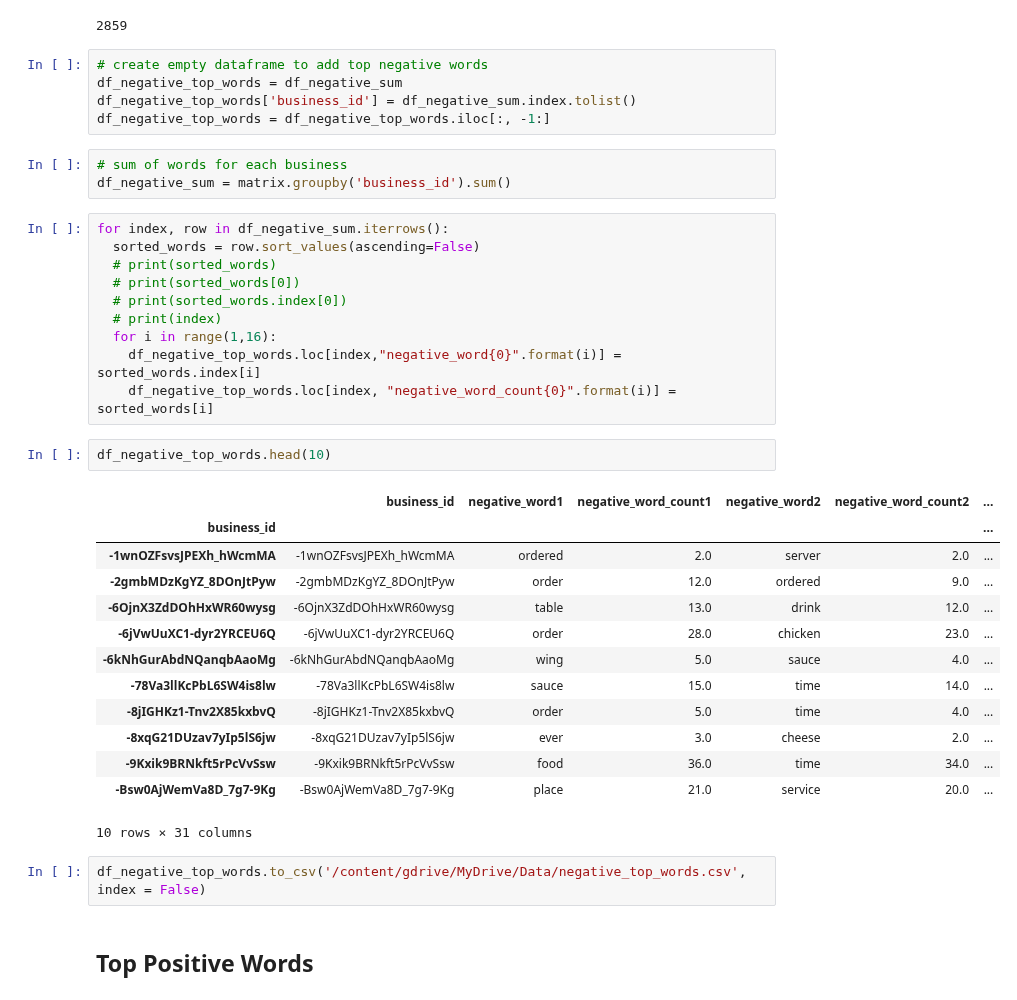
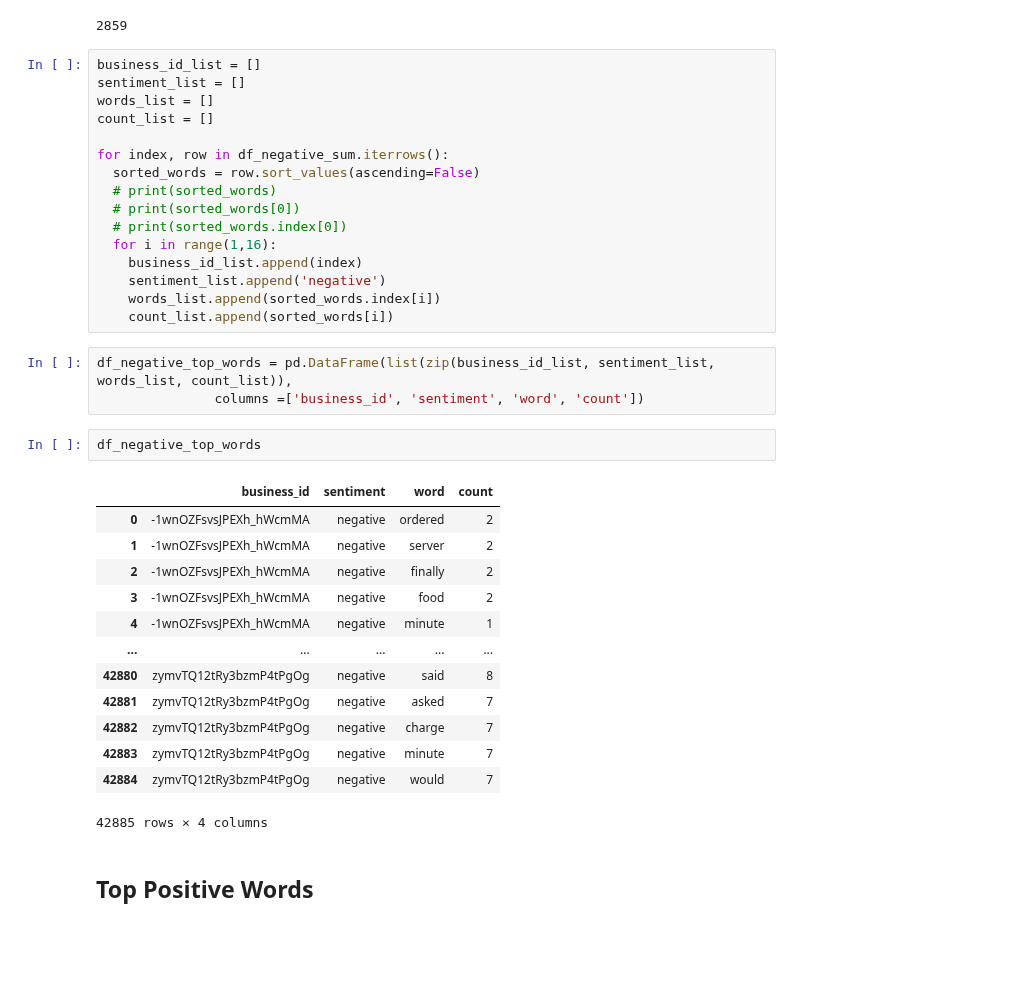
Before and after one commit to EAName/yelp-reviews, a Jupyter notebook: Yelp_Top_Words_for_Each_Business_RA.ipynb, the cells around one changed output. Saved outputs shown, nothing was run; the diff lists cells and outputs as text; blank space fills up the shorter version.

```diff
--- a/Yelp_Top_Words_for_Each_Business_RA.ipynb
+++ b/Yelp_Top_Words_for_Each_Business_RA.ipynb
@@ -184,42 +182,41 @@ df_negative_sum = matrix.groupby('business_id').sum()
 len(df_negative_sum)
 # %% [output]
 2859
-# %%
-# create empty dataframe to add top negative words
-df_negative_top_words = df_negative_sum
-df_negative_top_words['business_id'] = df_negative_sum.index.tolist()
-df_negative_top_words = df_negative_top_words.iloc[:, -1:]
-# %%
-# sum of words for each business
-df_negative_sum = matrix.groupby('business_id').sum()
 # %%
+business_id_list = []
+sentiment_list = []
+words_list = []
+count_list = []
+
 for index, row in df_negative_sum.iterrows():
   sorted_words = row.sort_values(ascending=False)
   # print(sorted_words)
   # print(sorted_words[0])
   # print(sorted_words.index[0])
-  # print(index)
   for i in range(1,16):
-    df_negative_top_words.loc[index,"negative_word{0}".format(i)] = sorted_words.index[i]
-    df_negative_top_words.loc[index, "negative_word_count{0}".format(i)] = sorted_words[i]
+    business_id_list.append(index)
+    sentiment_list.append('negative')
+    words_list.append(sorted_words.index[i])
+    count_list.append(sorted_words[i])
+# %%
+df_negative_top_words = pd.DataFrame(list(zip(business_id_list, sentiment_list, words_list, count_list)),
+               columns =['business_id', 'sentiment', 'word', 'count'])
 # %%
-df_negative_top_words.head(10)
+df_negative_top_words
 # %% [output]
-|  | business_id | negative_word1 | negative_word_count1 | negative_word2 | negative_word_count2 | ... |
-| business_id |  |  |  |  |  | ... |
-| -1wnOZFsvsJPEXh_hWcmMA | -1wnOZFsvsJPEXh_hWcmMA | ordered | 2.0 | server | 2.0 | ... |
-| -2gmbMDzKgYZ_8DOnJtPyw | -2gmbMDzKgYZ_8DOnJtPyw | order | 12.0 | ordered | 9.0 | ... |
-| -6OjnX3ZdDOhHxWR60wysg | -6OjnX3ZdDOhHxWR60wysg | table | 13.0 | drink | 12.0 | ... |
-| -6jVwUuXC1-dyr2YRCEU6Q | -6jVwUuXC1-dyr2YRCEU6Q | order | 28.0 | chicken | 23.0 | ... |
-| -6kNhGurAbdNQanqbAaoMg | -6kNhGurAbdNQanqbAaoMg | wing | 5.0 | sauce | 4.0 | ... |
-| -78Va3llKcPbL6SW4is8lw | -78Va3llKcPbL6SW4is8lw | sauce | 15.0 | time | 14.0 | ... |
-| -8jIGHKz1-Tnv2X85kxbvQ | -8jIGHKz1-Tnv2X85kxbvQ | order | 5.0 | time | 4.0 | ... |
-| -8xqG21DUzav7yIp5lS6jw | -8xqG21DUzav7yIp5lS6jw | ever | 3.0 | cheese | 2.0 | ... |
-| -9Kxik9BRNkft5rPcVvSsw | -9Kxik9BRNkft5rPcVvSsw | food | 36.0 | time | 34.0 | ... |
-| -Bsw0AjWemVa8D_7g7-9Kg | -Bsw0AjWemVa8D_7g7-9Kg | place | 21.0 | service | 20.0 | ... |
+|  | business_id | sentiment | word | count |
+| 0 | -1wnOZFsvsJPEXh_hWcmMA | negative | ordered | 2 |
+| 1 | -1wnOZFsvsJPEXh_hWcmMA | negative | server | 2 |
+| 2 | -1wnOZFsvsJPEXh_hWcmMA | negative | finally | 2 |
+| 3 | -1wnOZFsvsJPEXh_hWcmMA | negative | food | 2 |
+| 4 | -1wnOZFsvsJPEXh_hWcmMA | negative | minute | 1 |
+| ... | ... | ... | ... | ... |
+| 42880 | zymvTQ12tRy3bzmP4tPgOg | negative | said | 8 |
+| 42881 | zymvTQ12tRy3bzmP4tPgOg | negative | asked | 7 |
+| 42882 | zymvTQ12tRy3bzmP4tPgOg | negative | charge | 7 |
+| 42883 | zymvTQ12tRy3bzmP4tPgOg | negative | minute | 7 |
+| 42884 | zymvTQ12tRy3bzmP4tPgOg | negative | would | 7 |
-10 rows × 31 columns
+42885 rows × 4 columns
-# %%
-df_negative_top_words.to_csv('/content/gdrive/MyDrive/Data/negative_top_words.csv', index = False)
 # %% [markdown]
 ## Top Positive Words
 # %%
```
Also changed, not shown: parts of 24 cells of this notebook.
